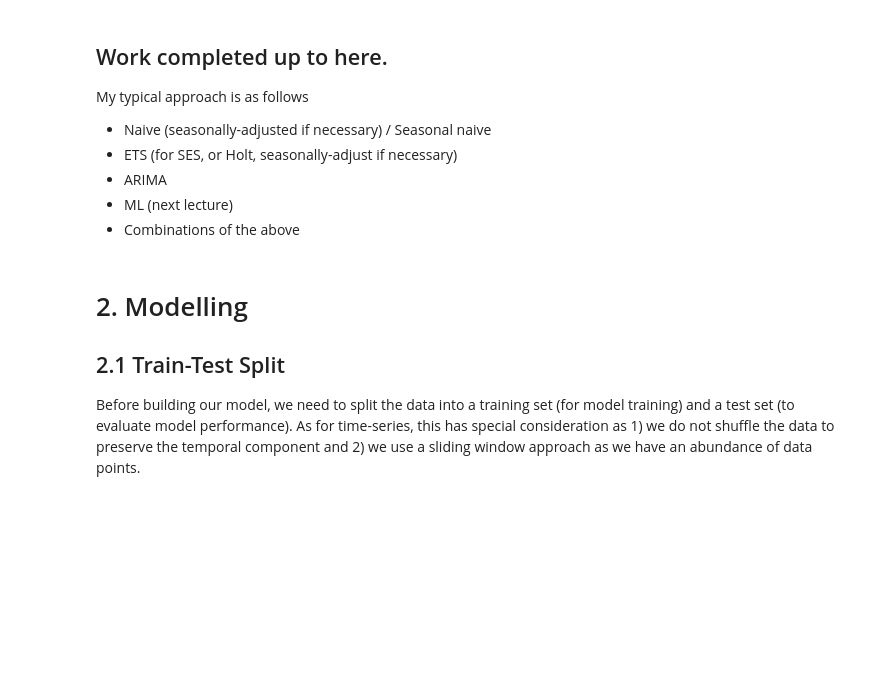
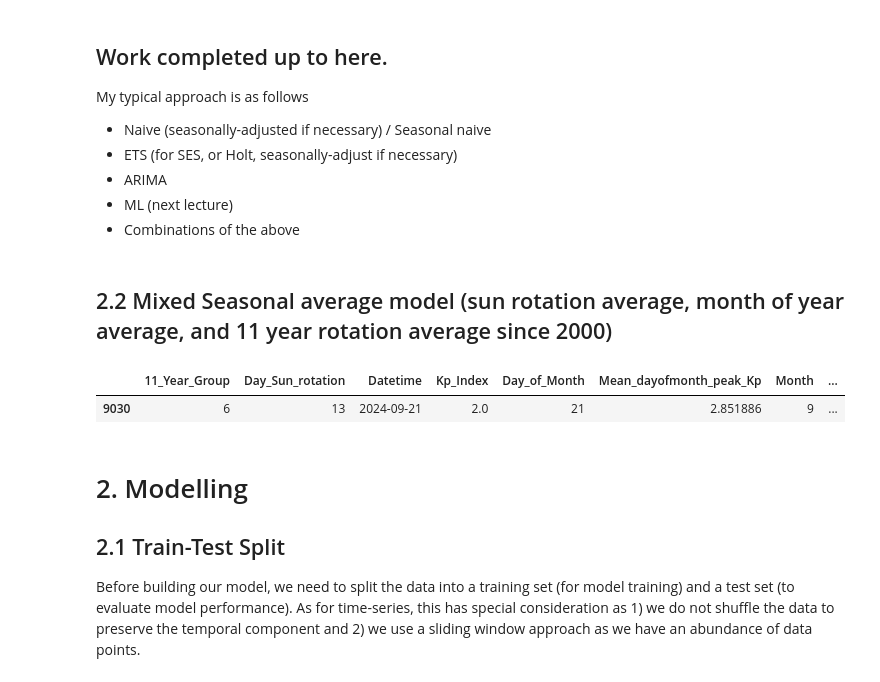
Before and after one commit to hcwang24/Aurora_Watch, a Jupyter notebook: aurora.ipynb, the cells around one changed output. Saved outputs shown, nothing was run; the diff lists cells and outputs as text; code cells hidden in the pictures; blank space fills up the shorter version.

Commit message:
2.2 Mixed seasonal average model

```diff
--- a/aurora.ipynb
+++ b/aurora.ipynb
@@ -743,6 +743,7 @@ daily_max_df_2000_cleaned = daily_max_df_2000.drop(
         "Max_monthly_peak_Kp",
         "remainder",
         "11_Year_Group_x",
+        "Day_Sun_rotation_x",
         "Day_Sun_rotation_y",
         "Min_sunrotation_peak_Kp",
         "Max_sunrotation_peak_Kp",
@@ -753,8 +754,6 @@ daily_max_df_2000_cleaned = daily_max_df_2000.drop(
     ]
 )
 
-daily_max_df_2000_cleaned = daily_max_df_2000_cleaned.rename(columns={"Day_Sun_rotation_x":"Day_Sun_rotation"})
-
 daily_max_df_2000_cleaned.head()
 # %% [output]
 |  | 11_Year_Group | Day_Sun_rotation | Datetime | Kp_Index | Day_of_Month | Mean_dayofmonth_peak_Kp | Month | ... |
@@ -821,3 +820,10 @@ naive_preds_df = pd.DataFrame({
 })
 
 px.line(pd.concat((df_observed, naive_preds_df)), x="Datetime", y="Kp_Index", color="Label", width=1600)
+# %% [markdown]
+## 2.2 Mixed Seasonal average model (sun rotation average, month of year average, and 11 year rotation average since 2000)
+# %%
+daily_max_df_2000_cleaned.tail(1)
+# %% [output]
+|  | 11_Year_Group | Day_Sun_rotation | Datetime | Kp_Index | Day_of_Month | Mean_dayofmonth_peak_Kp | Month | ... |
+| 9030 | 6 | 13 | 2024-09-21 | 2.0 | 21 | 2.851886 | 9 | ... |
```
Also changed, not shown: parts of 1 cell of this notebook.
